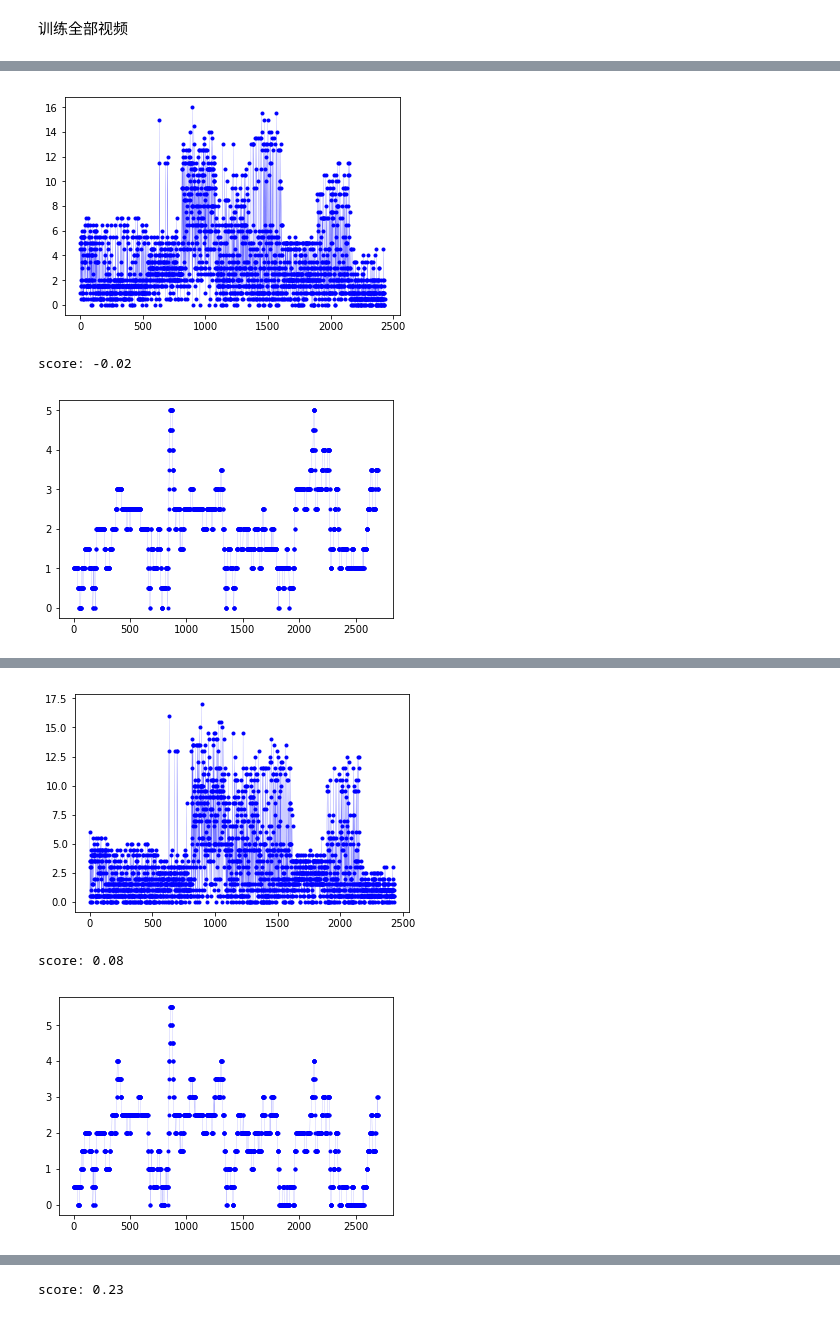
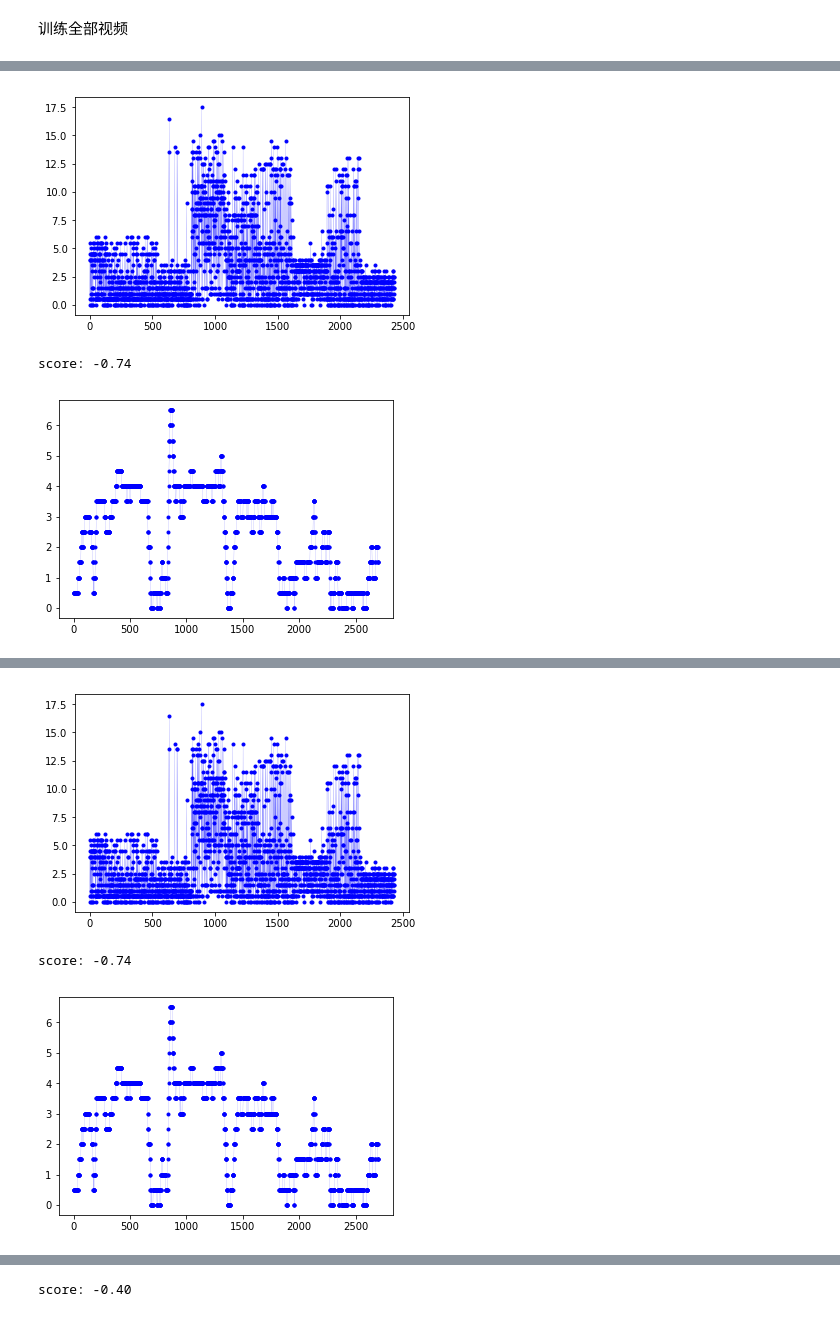
Before and after one commit to rosaann/uda, a Jupyter notebook: deep_tesla/deep_tesla.ipynb, the cells around one changed output, grey strips where cells are left out. Drawn from its saved outputs; the diff is of its cells as text; code cells hidden in the pictures.

```diff
--- a/deep_tesla/deep_tesla.ipynb
+++ b/deep_tesla/deep_tesla.ipynb
@@ -116,20 +112,23 @@ def simple_model_1(time_len=1):
     model.add(Lambda(lambda x: x/127.5 - 1.,
             input_shape=(ch, row, col),
             output_shape=(ch, row, col)))
-    model.add(Convolution2D(16, 8, 8, subsample=(4, 4), border_mode="same"))
-    model.add(ELU())
     model.add(Convolution2D(32, 5, 5, subsample=(2, 2), border_mode="same"))
     model.add(ELU())
     model.add(Convolution2D(64, 5, 5, subsample=(2, 2), border_mode="same"))
+    model.add(ELU())
+    model.add(Convolution2D(128, 5, 5, subsample=(2, 2), border_mode="same"))
+    model.add(ELU())
+    model.add(Convolution2D(256, 5, 5, subsample=(2, 2), border_mode="same"))
     model.add(Flatten())
-    model.add(Dropout(.2))
+    model.add(Dropout(.5))
     model.add(ELU())
     model.add(Dense(512))
     model.add(Dropout(.5))
     model.add(ELU())
     model.add(Dense(1))
 #  model.add(Lambda(nor_output_1))
-    model.compile(loss='mean_absolute_error', optimizer='rmsprop')
+    sgd = optimizers.SGD(lr=0.0001, momentum=0.9, nesterov=True)
+    model.compile(loss='mean_absolute_error', optimizer=sgd)
 
 
 
@@ -238,7 +237,7 @@ def restNet_model(time_len=1):
     return model
 # %%
 batch_size = 64
-epoches = 50
+epoches = 20
 # %%
 from sklearn.metrics import mean_squared_error, r2_score
 import matplotlib.pyplot as plt
@@ -321,8 +320,8 @@ def test_model(model, img_list_val, y_val):
 # %% [markdown]
 训练单个视频
 # %%
-res_w = 32
-res_h = 32
+res_w = 299
+res_h = 299
 x_test, y_test = load_preprocess_training_batch(10, res_w, res_h)
 x_test = np.array(x_test).transpose(0, 3, 2, 1)
 # %%
@@ -338,7 +337,7 @@ KeyboardInterrupt:
 # %% [markdown]
 训练全部视频
 # %%
-model_all = train_model(range(1, 10),  simple_model_2, res_w, res_h, ifSave = True, test_img = x_test, test_y = y_test)
+model_all = train_model(range(1, 10),  simple_model_1, res_w, res_h, ifSave = True, test_img = x_test, test_y = y_test)
 test_model(model_all, x_test, y_test)
 # %% [output]
 Epoch 1/1
@@ -363,4 +362,4 @@ score: -0.04
-[figure, old version]
+[figure, new version]
-score: -0.02
+score: -0.74
-[figure, old version]
+[figure, new version]
 Epoch 1/1
@@ -385,4 +384,4 @@ score: 0.05
-[figure, old version]
+[figure, new version]
-score: 0.08
+score: -0.74
-[figure, old version]
+[figure, new version]
 Epoch 1/1
@@ -408 +407 @@ score: 0.07
-score: 0.23
+score: -0.40
```
Also changed, not shown: parts of 9 cells of this notebook.
